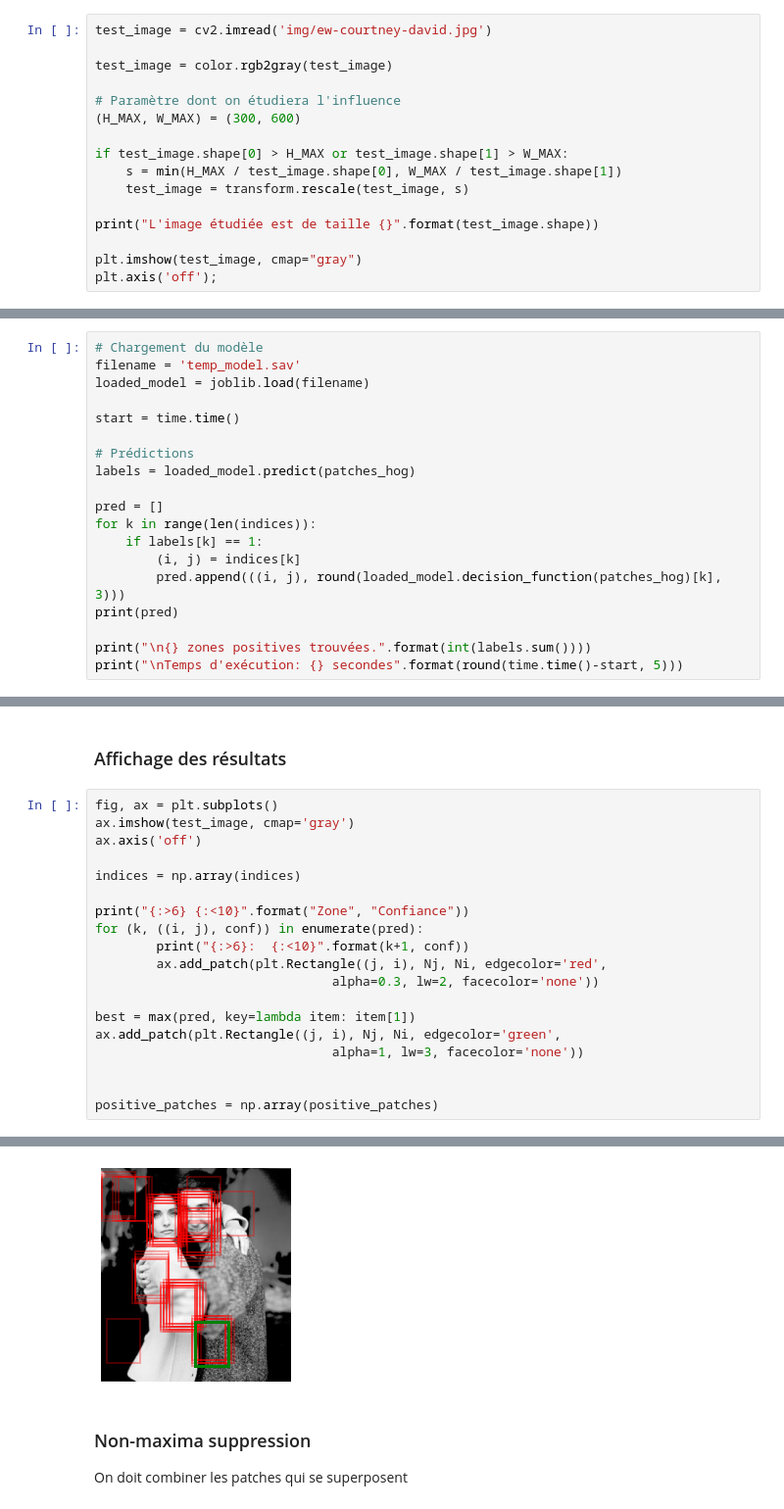
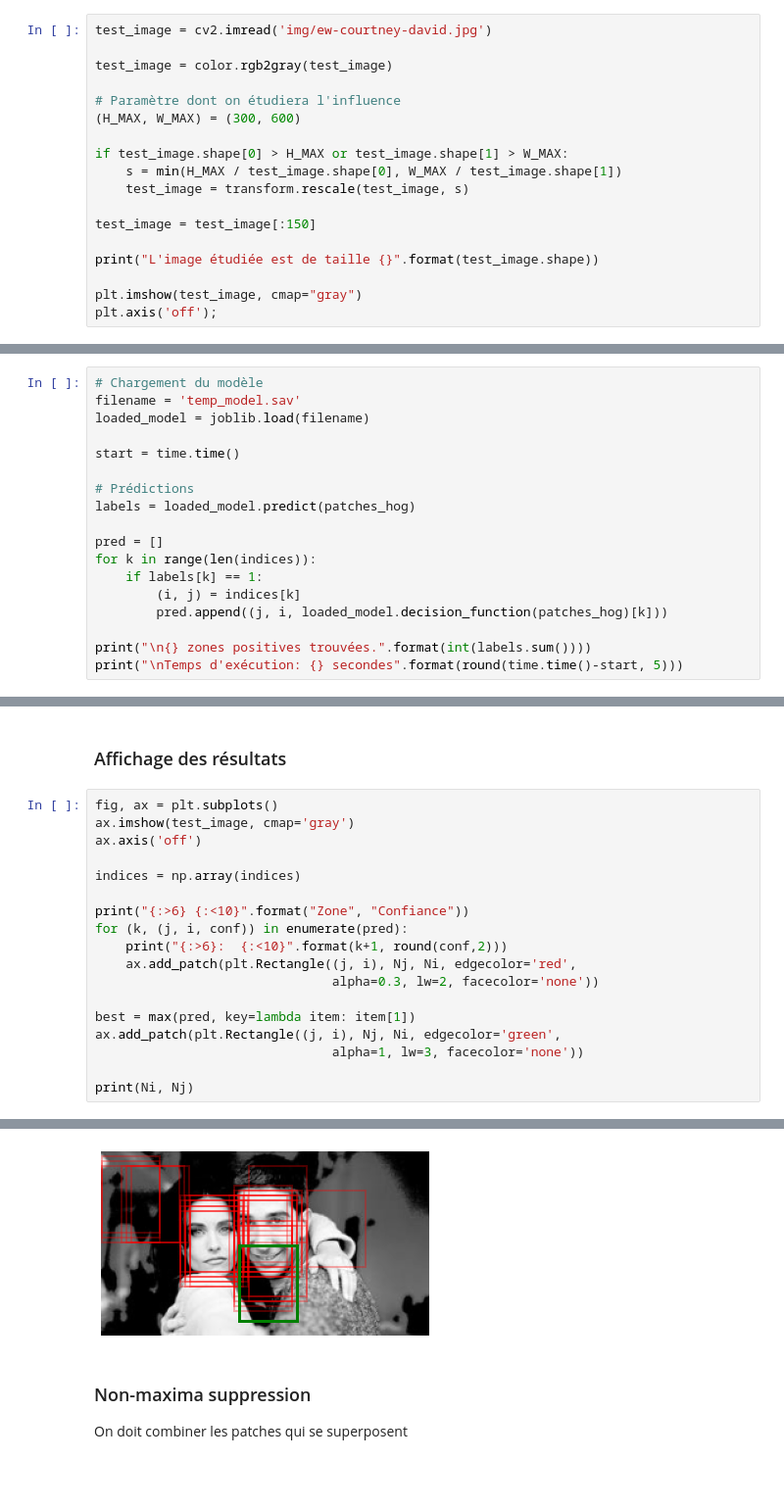
Before and after one commit to Jules02/TIPE, a Jupyter notebook: main.ipynb, the cells around one changed output, grey strips where cells are left out. Shown at 98% size. Saved outputs shown, nothing was run; the diff lists cells and outputs as text; blank space fills up the shorter version.

```diff
--- a/main.ipynb
+++ b/main.ipynb
@@ -28,6 +28,8 @@ if test_image.shape[0] > H_MAX or test_image.shape[1] > W_MAX:
     s = min(H_MAX / test_image.shape[0], W_MAX / test_image.shape[1])
     test_image = transform.rescale(test_image, s)
 
+test_image = test_image[:150]
+
 print("L'image étudiée est de taille {}".format(test_image.shape))
 
 plt.imshow(test_image, cmap="gray")
@@ -152,8 +154,7 @@ pred = []
 for k in range(len(indices)):
     if labels[k] == 1:
         (i, j) = indices[k]
-        pred.append(((i, j), round(loaded_model.decision_function(patches_hog)[k], 3)))
-print(pred)
+        pred.append((j, i, loaded_model.decision_function(patches_hog)[k]))
 
 print("\n{} zones positives trouvées.".format(int(labels.sum())))
 print("\nTemps d'exécution: {} secondes".format(round(time.time()-start, 5)))
@@ -173,16 +172,15 @@ ax.axis('off')
 indices = np.array(indices)
 
 print("{:>6} {:<10}".format("Zone", "Confiance"))
-for (k, ((i, j), conf)) in enumerate(pred):
-        print("{:>6}:  {:<10}".format(k+1, conf))
-        ax.add_patch(plt.Rectangle((j, i), Nj, Ni, edgecolor='red',
+for (k, (j, i, conf)) in enumerate(pred):
+    print("{:>6}:  {:<10}".format(k+1, round(conf,2)))
+    ax.add_patch(plt.Rectangle((j, i), Nj, Ni, edgecolor='red',
                                alpha=0.3, lw=2, facecolor='none'))
 
 best = max(pred, key=lambda item: item[1])
 ax.add_patch(plt.Rectangle((j, i), Nj, Ni, edgecolor='green',
                                alpha=1, lw=3, facecolor='none'))
 
-
-positive_patches = np.array(positive_patches)
+print(Ni, Nj)
 # %% [output]
   Zone Confiance
@@ -205,4 +203,4 @@ positive_patches = np.array(positive_patches)
-[figure, old version]
+[figure, new version]
 # %% [markdown]
 ### Non-maxima suppression
 On doit combiner les patches qui se superposent
```
Also changed, not shown: parts of 7 cells of this notebook, 1 other file.
